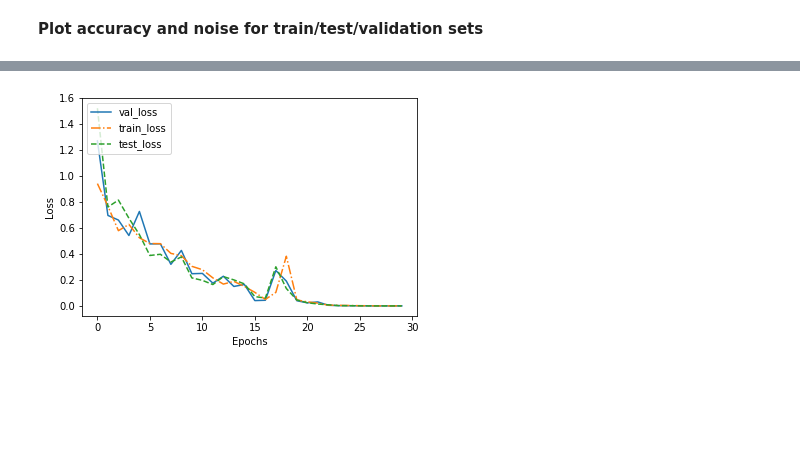
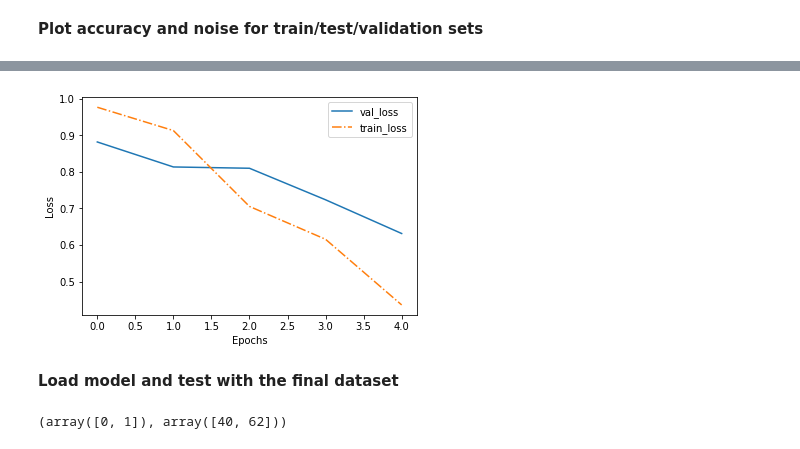
Before and after one commit to StevenVuong/MSc_Project, a Jupyter notebook: p4.ipynb, the cells around one changed output, grey strips where cells are left out. Cells and saved outputs as stored; diff of their text form; code cells hidden in the pictures; blank space fills up the shorter version.

```diff
--- a/p4.ipynb
+++ b/p4.ipynb
@@ -33,8 +48,10 @@ Mounted at /content/gdrive
+# %%
+stored_name = '10_v0'
 # %%
 # read metrics file, format: [val_loss,val_acc, train_loss, train_acc, test_loss, test_acc]
-metrics_df = pd.read_csv('stored_metrics/metrics0.csv', header=None)
+metrics_df = pd.read_csv('stored_metrics_v2/metrics' +stored_name+'.csv', header=None)
 
 # relabel headers
-metrics_df.columns = ['val_loss', 'val_acc', 'train_loss', 'train_acc', 'test_loss', 'test_acc']
+metrics_df.columns = ['val_loss', 'val_acc', 'train_loss', 'train_acc']
 metrics_df.head()
 # %% [output]
@@ -91,14 +105,15 @@ plt.show()
 # %%
 # plotting the loss
 plt.plot(batch_mean_df.val_loss.values, label='val_loss', ls='-')
 plt.plot(batch_mean_df.train_loss.values, label='train_loss', ls='-.')
-plt.plot(batch_mean_df.test_loss.values, label='test_loss', ls='--')
 
 plt.xlabel('Epochs')
 plt.ylabel('Loss')
 
-plt.legend(loc='upper left')
+plt.legend(loc='best')
 
 plt.show()
 # %% [output]
-[figure, old version]
+[figure, new version]
+# %% [markdown]
+**Load model and test with the final dataset**
@@ -104,0 +136,4 @@ plt.show()
+# %%
+np.unique([s[2] for s in total_slices_info], return_counts=True) # look at distribution of patients
+# %% [output]
+(array([0, 1]), array([40, 62]))
```
Also changed, not shown: parts of 11 cells of this notebook.
